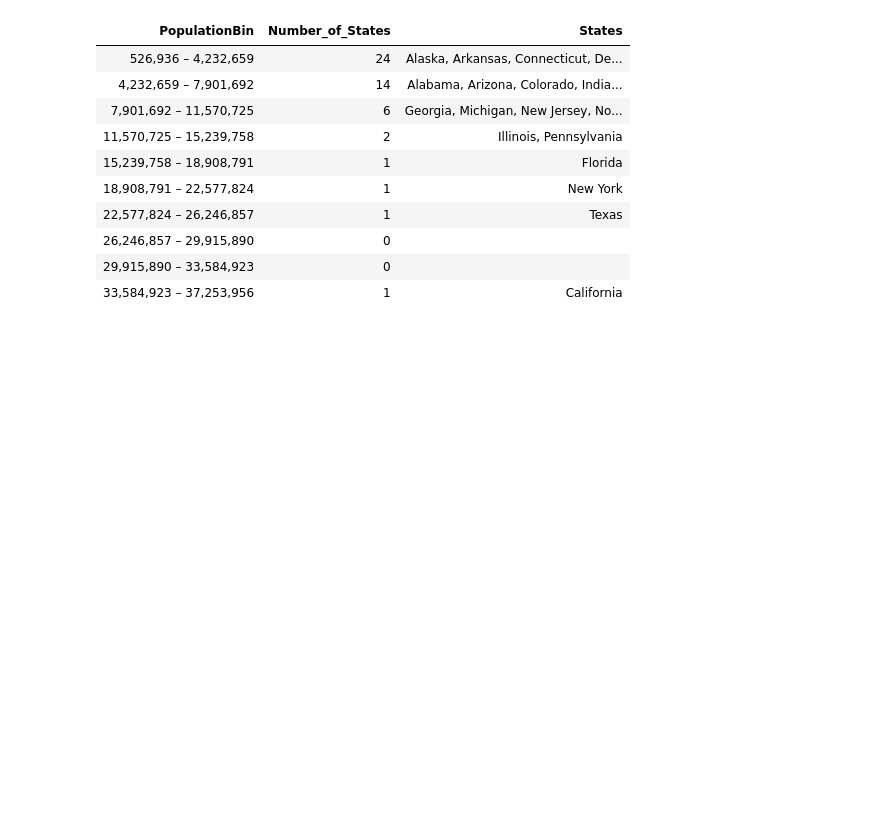
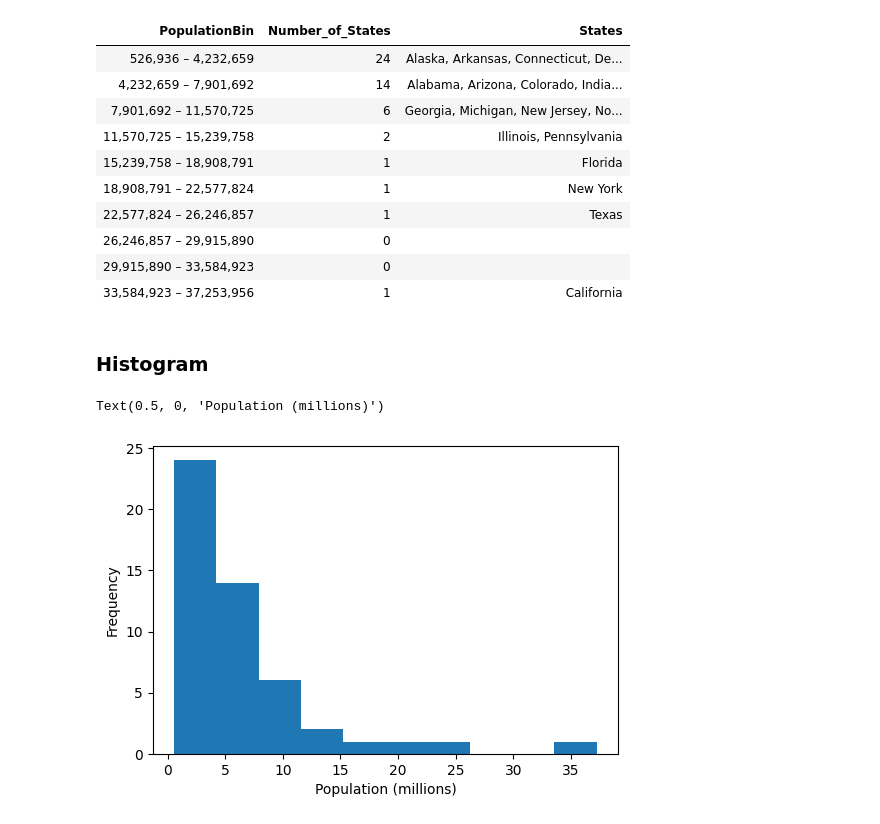
Before and after one commit to dragonka79/machine_learning, a Jupyter notebook: Statistics/data_distribution.ipynb, the cells around one changed output. Saved outputs shown, nothing was run; the diff lists cells and outputs as text; code cells hidden in the pictures; blank space fills up the shorter version.

Commit message:
adding histogram, density plot

```diff
--- a/Statistics/data_distribution.ipynb
+++ b/Statistics/data_distribution.ipynb
@@ -91,3 +91,11 @@ styled_table
 | 26,246,857 – 29,915,890 | 0 |  |
 | 29,915,890 – 33,584,923 | 0 |  |
 | 33,584,923 – 37,253,956 | 1 | California |
+# %% [markdown]
+### Histogram
+# %%
+ax = (df['Population'] / 1_000_000).plot.hist(bins=10,figsize=(6, 4))
+ax.set_xlabel('Population (millions)')
+# %% [output]
+Text(0.5, 0, 'Population (millions)')
+[figure, added]
```
Also changed, not shown: parts of 3 cells of this notebook, 1 other file.
